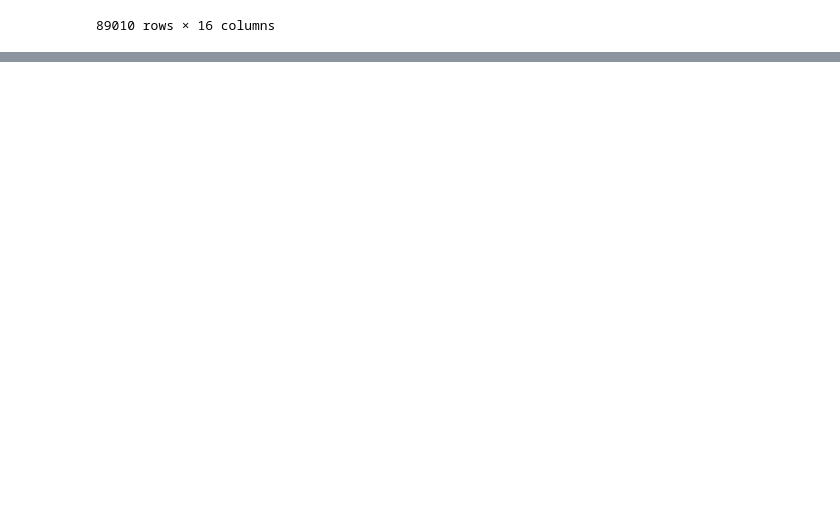
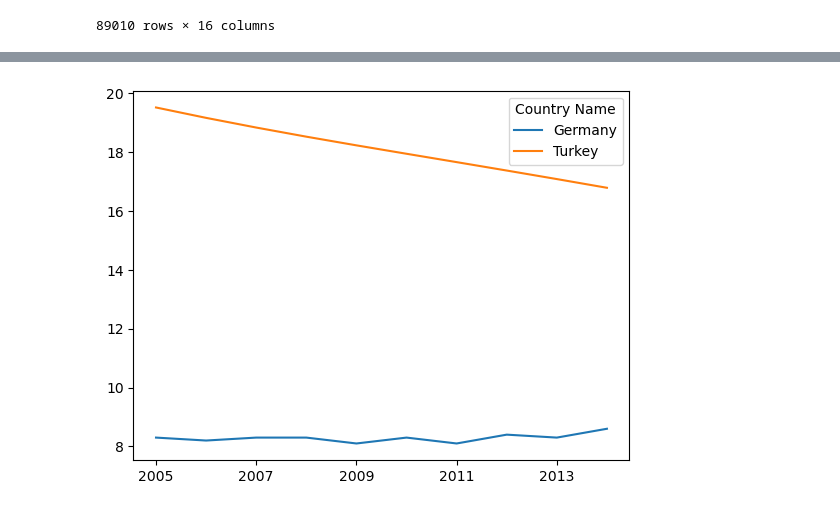
Before and after one commit to sandyseals12/Group_1_Project_1, a Jupyter notebook: Project-Copy1.ipynb, the cells around one changed output, grey strips where cells are left out. Drawn from its saved outputs; the diff is of its cells as text; code cells hidden in the pictures; blank space fills up the shorter version.

```diff
--- a/Project-Copy1.ipynb
+++ b/Project-Copy1.ipynb
@@ -48,0 +155,4 @@ health_df2 = health_df[health_df['Indicator Code'].isin(codes)]
+# %%
+indicator_name_5=['Birth rate, crude (per 1,000 people)']
+birth_rate_data=country_data[country_data['Indicator Name'].isin(indicator_name_5)]
+birth_rate_data
@@ -48,0 +163,6 @@ health_df2 = health_df[health_df['Indicator Code'].isin(codes)]
+# %%
+graph_5=birth_rate_data.drop(['Indicator Name', '2015'],axis=1).set_index(['Country Name']).transpose()
+# %%
+graph_5.plot(kind='line');
+# %% [output]
+[figure, added]
```
Also changed, not shown: parts of 18 cells of this notebook.
